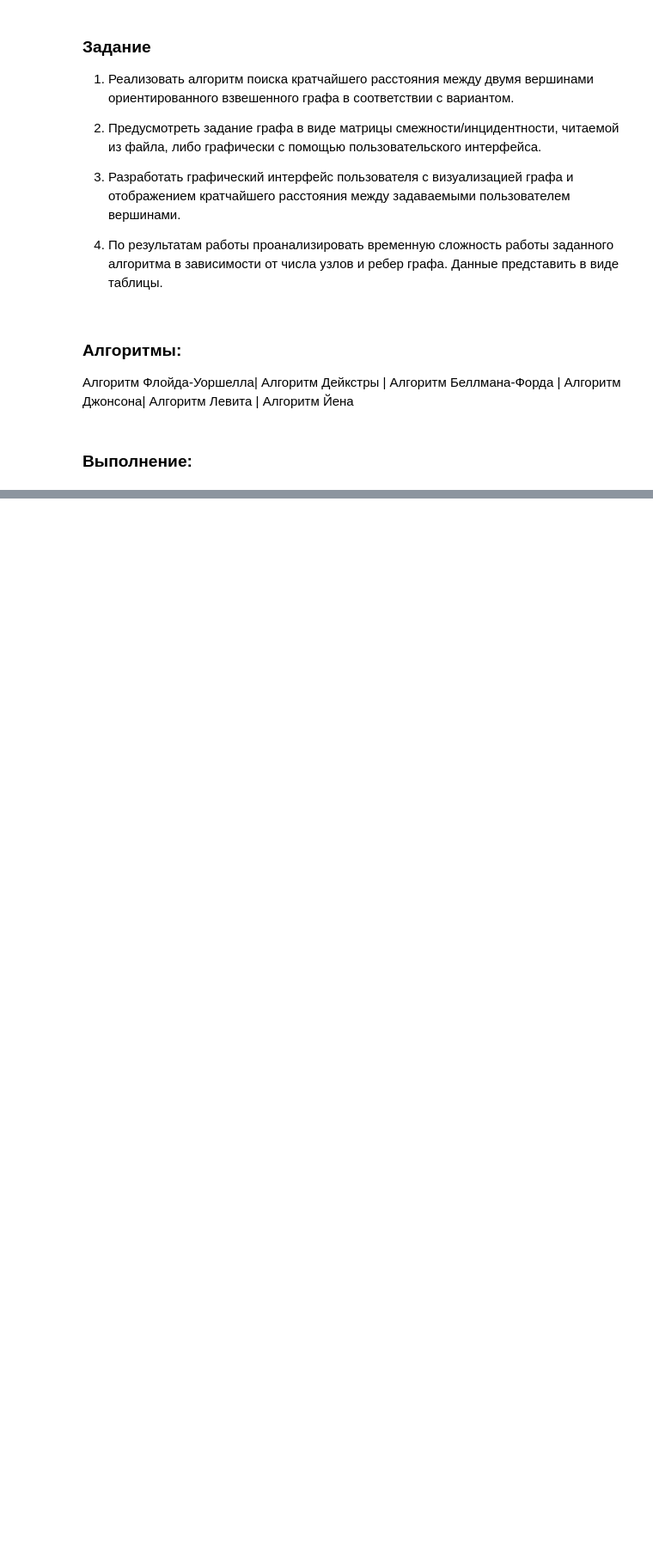
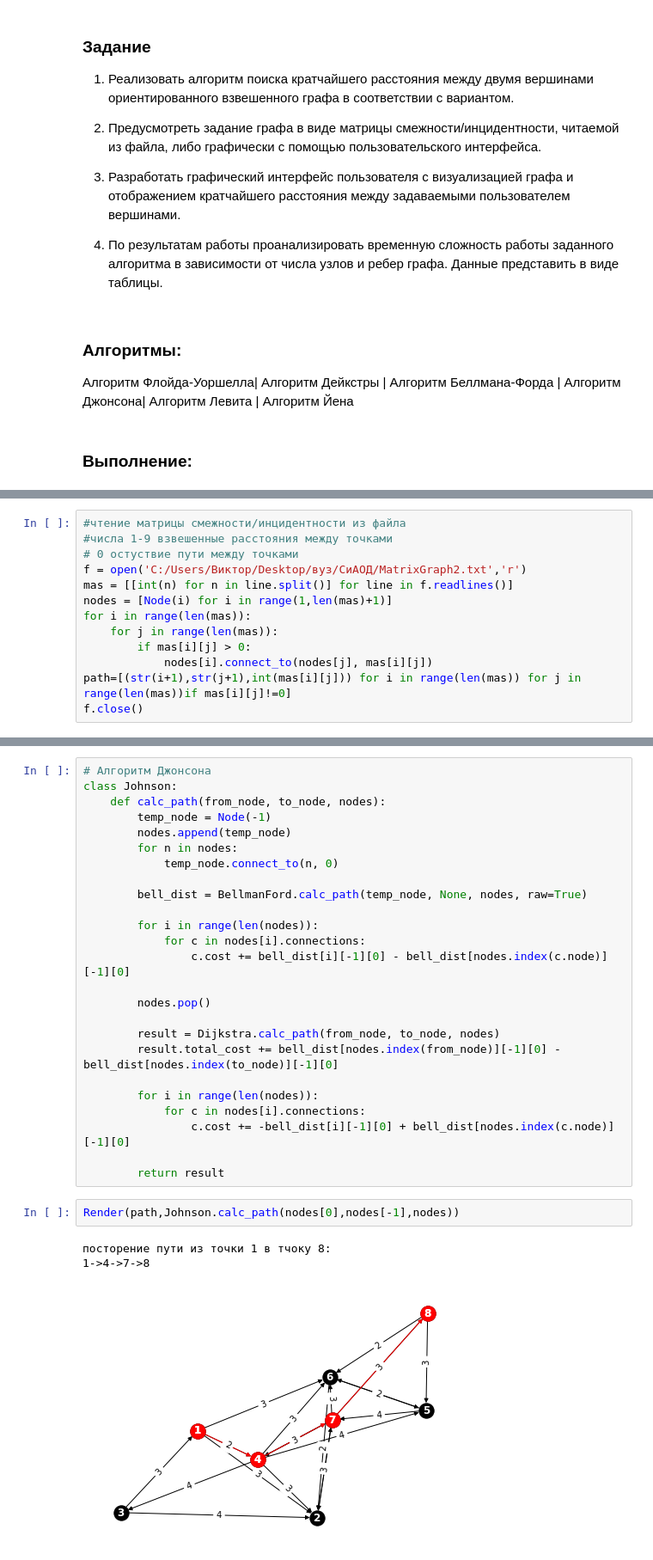
Before and after one commit to SpectreCom444/DataStructuresAndAlgorithms, a Jupyter notebook: Lab/Lab6.ipynb, the cells around one changed output, grey strips where cells are left out. Shown at 86% size. Cells and saved outputs as stored; diff of their text form; blank space fills up the shorter version.

```diff
--- a/Lab/Lab6.ipynb
+++ b/Lab/Lab6.ipynb
@@ -108,3 +24,16 @@ print(*rezMatrix)
+# %%
+#чтение матрицы смежности/инцидентности из файла
+#числа 1-9 взвешенные расстояния между точками
+# 0 остуствие пути между точками
+f = open('C:/Users/Виктор/Desktop/вуз/СиАОД/MatrixGraph2.txt','r')
+mas = [[int(n) for n in line.split()] for line in f.readlines()]
+nodes = [Node(i) for i in range(1,len(mas)+1)]
+for i in range(len(mas)):
+    for j in range(len(mas)):
+        if mas[i][j] > 0:
+            nodes[i].connect_to(nodes[j], mas[i][j])
+path=[(str(i+1),str(j+1),int(mas[i][j])) for i in range(len(mas)) for j in range(len(mas))if mas[i][j]!=0]
+f.close()
 # %%
 #Визуализация графа
 import networkx as nx
@@ -225,0 +265,31 @@ display(HTML(
+# %%
+# Алгоритм Джонсона
+class Johnson:
+    def calc_path(from_node, to_node, nodes):
+        temp_node = Node(-1)
+        nodes.append(temp_node)
+        for n in nodes:
+            temp_node.connect_to(n, 0)
+
+        bell_dist = BellmanFord.calc_path(temp_node, None, nodes, raw=True)
+
+        for i in range(len(nodes)):
+            for c in nodes[i].connections:
+                c.cost += bell_dist[i][-1][0] - bell_dist[nodes.index(c.node)][-1][0]
+
+        nodes.pop()
+
+        result = Dijkstra.calc_path(from_node, to_node, nodes)
+        result.total_cost += bell_dist[nodes.index(from_node)][-1][0] - bell_dist[nodes.index(to_node)][-1][0]
+
+        for i in range(len(nodes)):
+            for c in nodes[i].connections:
+                c.cost += -bell_dist[i][-1][0] + bell_dist[nodes.index(c.node)][-1][0]
+
+        return result
+# %%
+Render(path,Johnson.calc_path(nodes[0],nodes[-1],nodes))
+# %% [output]
+посторение пути из точки 1 в тчоку 8:
+1->4->7->8
+[figure, added]
```
Also changed, not shown: parts of 21 cells of this notebook, 2 other files.
